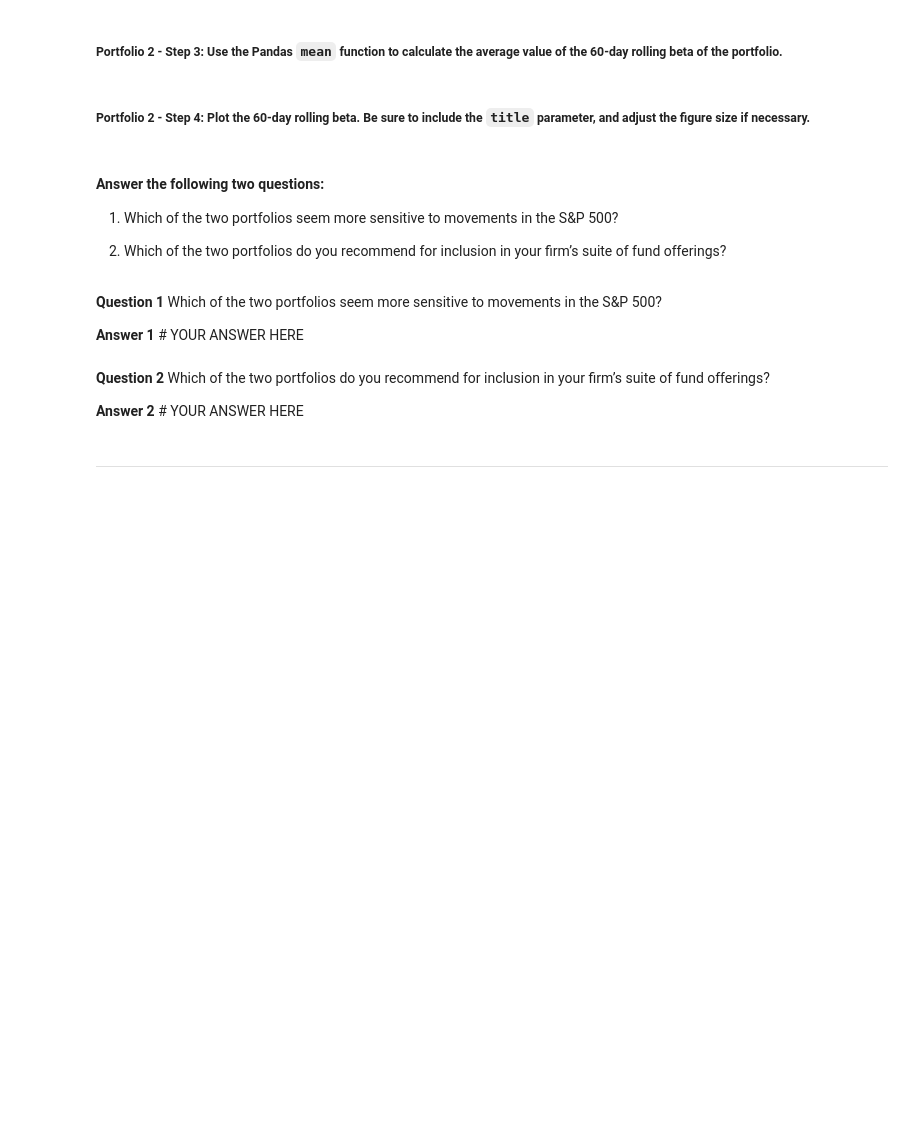
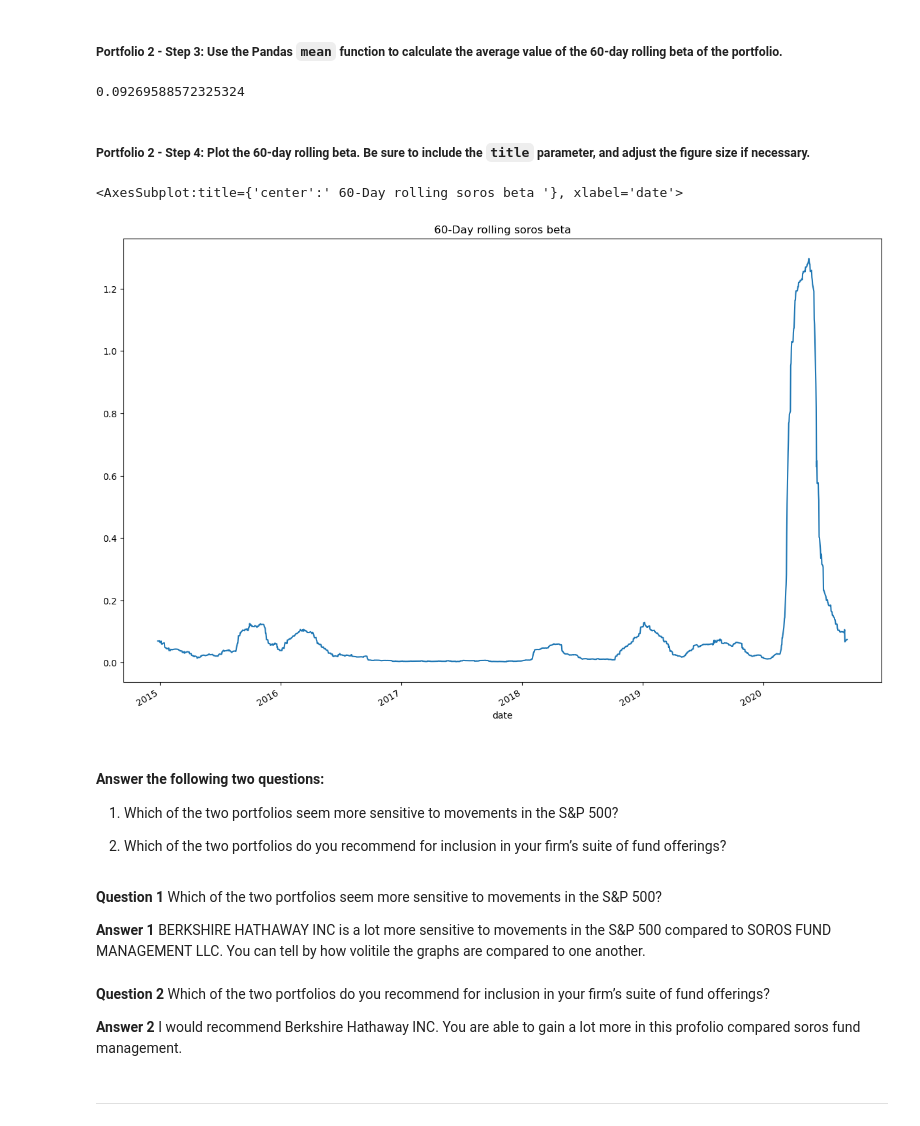
Before and after one commit to arianamoreno13/Challenge_4, a Jupyter notebook: challenge_4/risk_return_analysis.ipynb, the cells around one changed output. Drawn from its saved outputs; the diff is of its cells as text; code cells hidden in the pictures; blank space fills up the shorter version.

```diff
--- a/challenge_4/risk_return_analysis.ipynb
+++ b/challenge_4/risk_return_analysis.ipynb
@@ -479,4 +488,5 @@ berkshire_beta.plot(figsize=(15,10), title=" 60-Day rolling beta ")
 # %%
 # Calculate the beta based on the 60-day rolling covariance compared to the market (S&P 500)
 # Review the last five rows of the beta information
-# YOUR CODE HERE
+soros_beta = new_df['SOROS FUND MANAGEMENT LLC'].rolling(window=60).cov(new_df['S&P 500']) / new_df["S&P 500"].var()
+soros_beta.tail()
@@ -484,13 +502,18 @@ berkshire_beta.plot(figsize=(15,10), title=" 60-Day rolling beta ")
 ##### Portfolio 2 - Step 3: Use the Pandas `mean` function to calculate the average value of the 60-day rolling beta of the portfolio.
 # %%
 # Calculate the average of the 60-day rolling beta
-# YOUR CODE HERE
+soros_beta.mean()
+# %% [output]
+0.09269588572325324
 # %% [markdown]
 ##### Portfolio 2 - Step 4: Plot the 60-day rolling beta. Be sure to include the `title` parameter, and adjust the figure size if necessary.
 # %%
 # Plot the rolling beta
 # Include a title parameter and adjust the figure size
-# YOUR CODE HERE
+soros_beta.plot(figsize=(15,10), title=" 60-Day rolling soros beta ")
+# %% [output]
+<AxesSubplot:title={'center':' 60-Day rolling soros beta '}, xlabel='date'>
+[figure, added]
 # %% [markdown]
 #### Answer the following two questions:
 
@@ -500,10 +523,10 @@ berkshire_beta.plot(figsize=(15,10), title=" 60-Day rolling beta ")
 # %% [markdown]
 **Question 1** Which of the two portfolios seem more sensitive to movements in the S&P 500?
 
-**Answer 1** # YOUR ANSWER HERE
+**Answer 1** BERKSHIRE HATHAWAY INC is a lot more sensitive to movements in the S&P 500 compared to SOROS FUND MANAGEMENT LLC. You can tell by how volitile the graphs are compared to one another.
 # %% [markdown]
 **Question 2** Which of the two portfolios do you recommend for inclusion in your firm’s suite of fund offerings?
 
-**Answer 2** # YOUR ANSWER HERE
+**Answer 2** I would recommend Berkshire Hathaway INC. You are able to gain a lot more in this profolio compared soros fund management.
 # %% [markdown]
 ---
```
Also changed, not shown: parts of 7 cells of this notebook, 1 other file.
